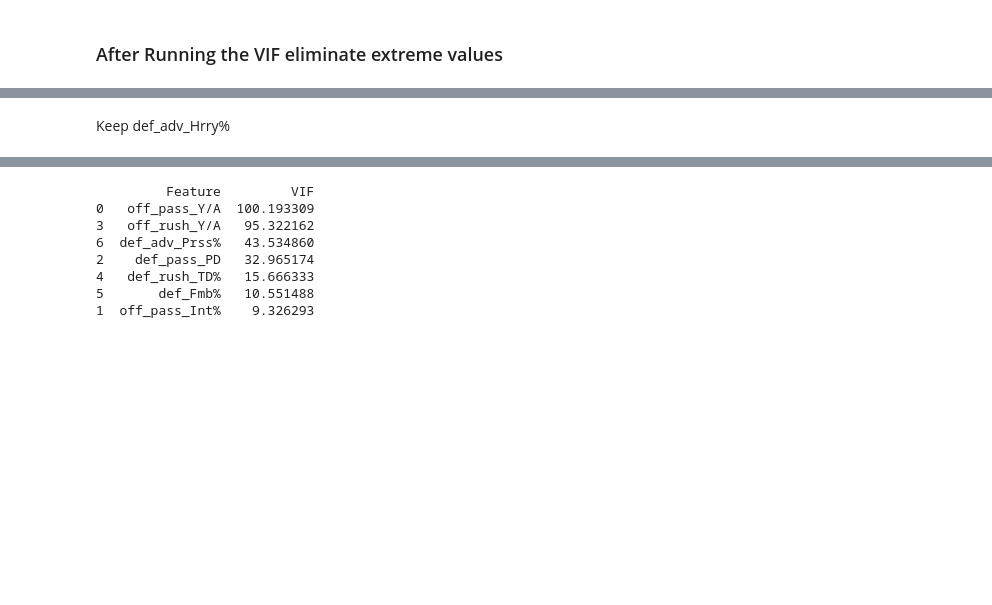
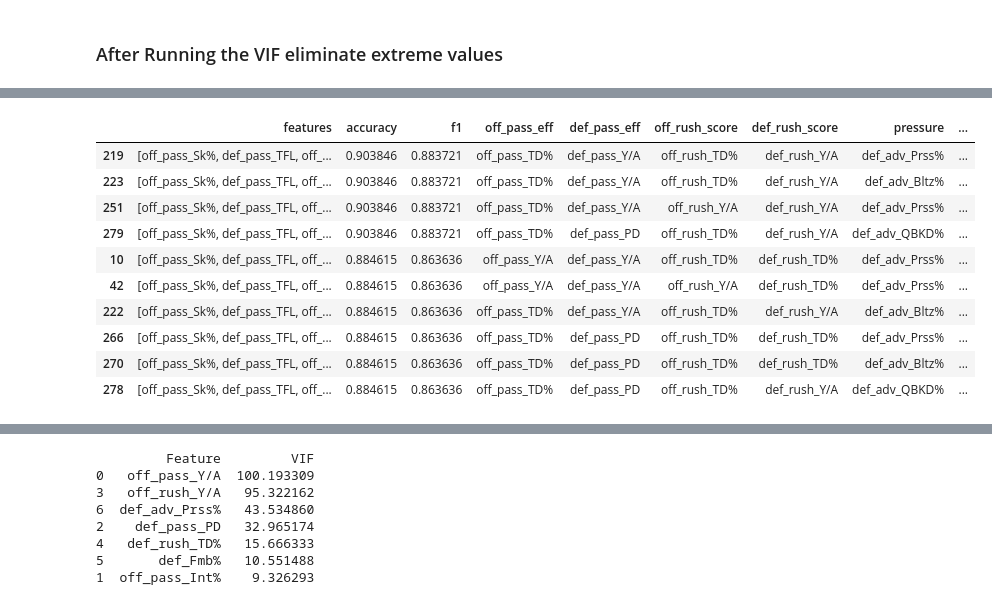
Before and after one commit to mattmarz94/nfl-decision-support-analytics, a Jupyter notebook: Data Preprocessing/reduce_features_dd.ipynb, the cells around one changed output, grey strips where cells are left out. Drawn from its saved outputs; the diff is of its cells as text; code cells hidden in the pictures; blank space fills up the shorter version.

```diff
--- a/Data Preprocessing/reduce_features_dd.ipynb
+++ b/Data Preprocessing/reduce_features_dd.ipynb
@@ -633,5 +690,73 @@ print(results_df)
-# %% [markdown]
-Keep def_adv_Hrry%
+# %%
+import itertools
+import pandas as pd
+from sklearn.linear_model import LogisticRegression
+from sklearn.model_selection import train_test_split
+from sklearn.preprocessing import StandardScaler
+from sklearn.metrics import accuracy_score, f1_score
+
+results = []
+
+group_names = list(feature_groups.keys())
+group_options = [feature_groups[name] for name in group_names]
+
+for combo in itertools.product(*group_options):
+    selected_features = fixed_features + list(combo)
+
+    X_temp = X[selected_features].copy()
+    y = master_df["made_playoffs"].copy()
+
+    # numeric only
+    X_temp = X_temp.select_dtypes(include=["number"]).copy()
+
+    # handle missing
+    X_temp = X_temp.fillna(X_temp.median(numeric_only=True))
+
+    # split
+    X_train, X_test, y_train, y_test = train_test_split(
+        X_temp, y, test_size=0.2, random_state=2120, stratify=y
+    )
+
+    # scale (VERY IMPORTANT)
+    scaler = StandardScaler()
+    X_train_scaled = scaler.fit_transform(X_train)
+    X_test_scaled = scaler.transform(X_test)
+
+    # logistic model
+    model = LogisticRegression(max_iter=1000)
+
+    model.fit(X_train_scaled, y_train)
+    y_pred = model.predict(X_test_scaled)
+
+    row = {
+        "features": selected_features,
+        "accuracy": accuracy_score(y_test, y_pred),
+        "f1": f1_score(y_test, y_pred)
+    }
+
+    # track group selections
+    for name, feat in zip(group_names, combo):
+        row[name] = feat
+
+    results.append(row)
+
+results_df_lr = pd.DataFrame(results).sort_values(
+    ["accuracy", "f1"], ascending=False
+)
+
+results_df_lr.head(10)
+# %% [output]
+|  | features | accuracy | f1 | off_pass_eff | def_pass_eff | off_rush_score | def_rush_score | pressure | ... |
+| 219 | [off_pass_Sk%, def_pass_TFL, off_... | 0.903846 | 0.883721 | off_pass_TD% | def_pass_Y/A | off_rush_TD% | def_rush_Y/A | def_adv_Prss% | ... |
+| 223 | [off_pass_Sk%, def_pass_TFL, off_... | 0.903846 | 0.883721 | off_pass_TD% | def_pass_Y/A | off_rush_TD% | def_rush_Y/A | def_adv_Bltz% | ... |
+| 251 | [off_pass_Sk%, def_pass_TFL, off_... | 0.903846 | 0.883721 | off_pass_TD% | def_pass_Y/A | off_rush_Y/A | def_rush_Y/A | def_adv_Prss% | ... |
+| 279 | [off_pass_Sk%, def_pass_TFL, off_... | 0.903846 | 0.883721 | off_pass_TD% | def_pass_PD | off_rush_TD% | def_rush_Y/A | def_adv_QBKD% | ... |
+| 10 | [off_pass_Sk%, def_pass_TFL, off_... | 0.884615 | 0.863636 | off_pass_Y/A | def_pass_Y/A | off_rush_TD% | def_rush_TD% | def_adv_Prss% | ... |
+| 42 | [off_pass_Sk%, def_pass_TFL, off_... | 0.884615 | 0.863636 | off_pass_Y/A | def_pass_Y/A | off_rush_Y/A | def_rush_TD% | def_adv_Prss% | ... |
+| 222 | [off_pass_Sk%, def_pass_TFL, off_... | 0.884615 | 0.863636 | off_pass_TD% | def_pass_Y/A | off_rush_TD% | def_rush_Y/A | def_adv_Bltz% | ... |
+| 266 | [off_pass_Sk%, def_pass_TFL, off_... | 0.884615 | 0.863636 | off_pass_TD% | def_pass_PD | off_rush_TD% | def_rush_TD% | def_adv_Prss% | ... |
+| 270 | [off_pass_Sk%, def_pass_TFL, off_... | 0.884615 | 0.863636 | off_pass_TD% | def_pass_PD | off_rush_TD% | def_rush_TD% | def_adv_Bltz% | ... |
+| 278 | [off_pass_Sk%, def_pass_TFL, off_... | 0.884615 | 0.863636 | off_pass_TD% | def_pass_PD | off_rush_TD% | def_rush_Y/A | def_adv_QBKD% | ... |
 # %%
 import itertools
 import pandas as pd
```
Also changed, not shown: parts of 9 cells of this notebook.
